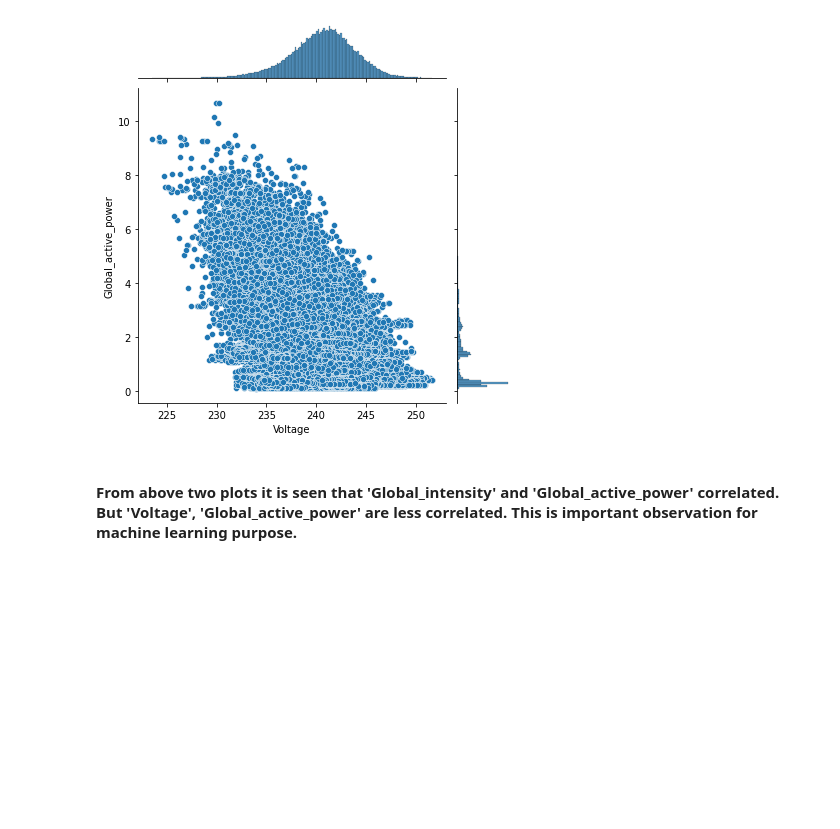
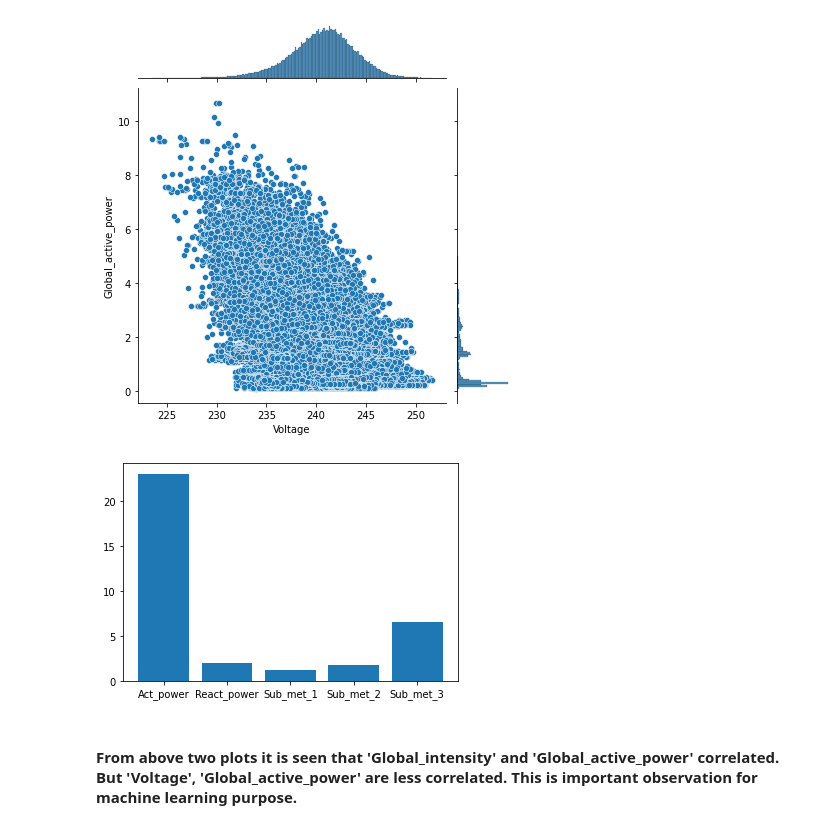
Before and after one commit to saifalbaghdadi/Household-Power-Consumption, a Jupyter notebook: Preprocessing.ipynb, the cells around one changed output. Saved outputs shown, nothing was run; the diff lists cells and outputs as text; code cells hidden in the pictures; blank space fills up the shorter version.

```diff
--- a/Preprocessing.ipynb
+++ b/Preprocessing.ipynb
@@ -250,6 +305,13 @@ sns.jointplot(x='Voltage', y='Global_active_power', data=df)
 plt.show()
 # %% [output]
 [figure]
+# %%
+names = ['Act_power', 'React_power', 'Sub_met_1', 'Sub_met_2', 'Sub_met_3']
+values = [23.042456, 2.027712, 1.232561, 1.783675, 6.553521]
+plt.bar(names, values)
+plt.show()
+# %% [output]
+[figure, added]
 # %% [markdown]
 #### From above two plots it is seen that 'Global_intensity' and 'Global_active_power' correlated. But 'Voltage', 'Global_active_power' are less correlated. This is important observation for machine learning purpose.
 # %%
```
Also changed, not shown: parts of 40 cells of this notebook.
